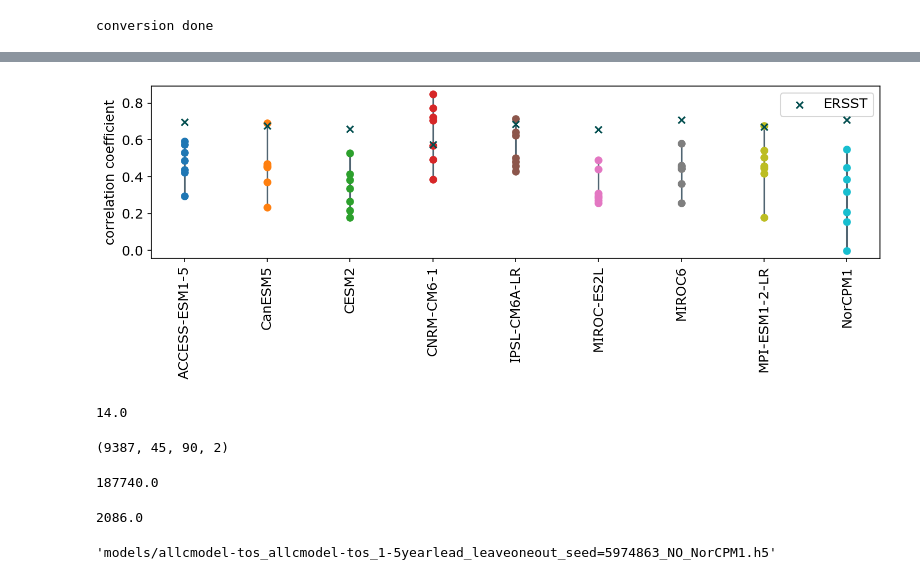
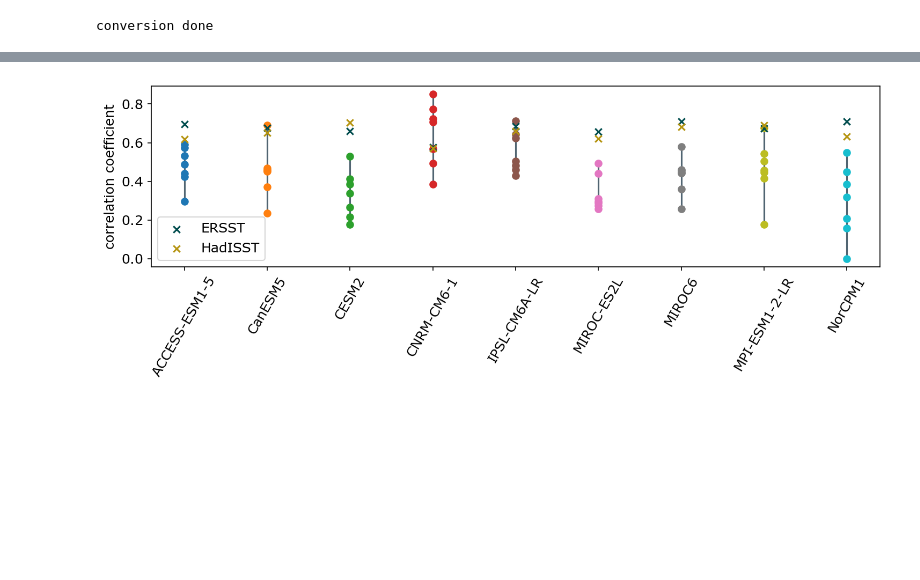
Before and after one commit to emily-gordy/NPac_MultiYear_SkillComponentAnalysis, a Jupyter notebook: evaluate_leaveoneout.ipynb, the cells around one changed output, grey strips where cells are left out. Saved outputs shown, nothing was run; the diff lists cells and outputs as text; code cells hidden in the pictures; blank space fills up the shorter version.

Commit message:
some figures

```diff
--- a/evaluate_leaveoneout.ipynb
+++ b/evaluate_leaveoneout.ipynb
@@ -182,7 +188,8 @@ def reshapengrab(inputmatrix,ind,nmodels,nvariants):
     return outputmatrix
 # %%
 bestpatterns = np.empty((len(lat),len(lon),nmodels,len(seedlist)))
-obscorr = np.empty((nmodels,len(seedlist)))
+obscorr_ERSST = np.empty((nmodels,len(seedlist)))
+obscorr_HadISST = np.empty((nmodels,len(seedlist)))
 leaveoutcorr = np.empty((nmodels,len(seedlist),ntestmems))
 
 for imodel,cmodel in enumerate(modellist):
@@ -235,9 +242,13 @@ for imodel,cmodel in enumerate(modellist):
                 leaveoutcorr[imodel,iseed,imem],_ = allthelinalg.corr_indextimeseries(
                     bestpattern,outputtest_singlemem,y_pred_test_singlemem,outputval,y_pred_val,landmask)
 
-        y_pred_obs = full_model.predict(inputobs,verbose=0)
-        obscorr[imodel,iseed],_ = allthelinalg.corr_indextimeseries(
-                    bestpattern,outputobs,y_pred_obs,outputval,y_pred_val,landmask)
+        y_pred_obs_ERSST = full_model.predict(inputobs_ERSST,verbose=0)
+        obscorr_ERSST[imodel,iseed],_ = allthelinalg.corr_indextimeseries(
+                    bestpattern,outputobs_ERSST,y_pred_obs_ERSST,outputval,y_pred_val,landmask)
+
+        y_pred_obs_HadISST = full_model.predict(inputobs_HadISST,verbose=0)
+        obscorr_HadISST[imodel,iseed],_ = allthelinalg.corr_indextimeseries(
+                    bestpattern,outputobs_HadISST,y_pred_obs_HadISST,outputval,y_pred_val,landmask)
 # %% [output]
 298/298 [==============================] - 1s 4ms/step
 298/298 [==============================] - 1s 4ms/step
@@ -258,26 +269,13 @@ for imodel,cmodel in enumerate(modellist):
 298/298 [==============================] - 1s 4ms/step
 # %%
 imp.reload(analysisplots)
-analysisplots.prettyscatterplot_multiobs(leaveoutcorr[:,0,:],obscorr[:,0],modellist,testvariants,"correlation coefficient",source)
+
+obslist = [obscorr_ERSST[:,0],
+          obscorr_HadISST[:,0]]
+
+sourcelist = ["ERSST","HadISST"]
+
+savestr = "figures/prettyscatterplot_leaveoneout.png"
+analysisplots.prettyscatterplot_multiobs(leaveoutcorr[:,0,:],obslist,modellist,testvariants,"correlation coefficient",sourcelist,savestr)
 # %% [output]
-[figure, old version]
+[figure, new version]
-# %%
-126/9
-# %% [output]
-14.0
-# %%
-inputtest.shape
-# %% [output]
-(9387, 45, 90, 2)
-# %%
-8448300/45
-# %% [output]
-187740.0
-# %%
-187740/90
-# %% [output]
-2086.0
-# %%
-fileout
-# %% [output]
-'models/allcmodel-tos_allcmodel-tos_1-5yearlead_leaveoneout_seed=5974863_NO_NorCPM1.h5'
```
Also changed, not shown: parts of 2 cells of this notebook, 5 other files.
